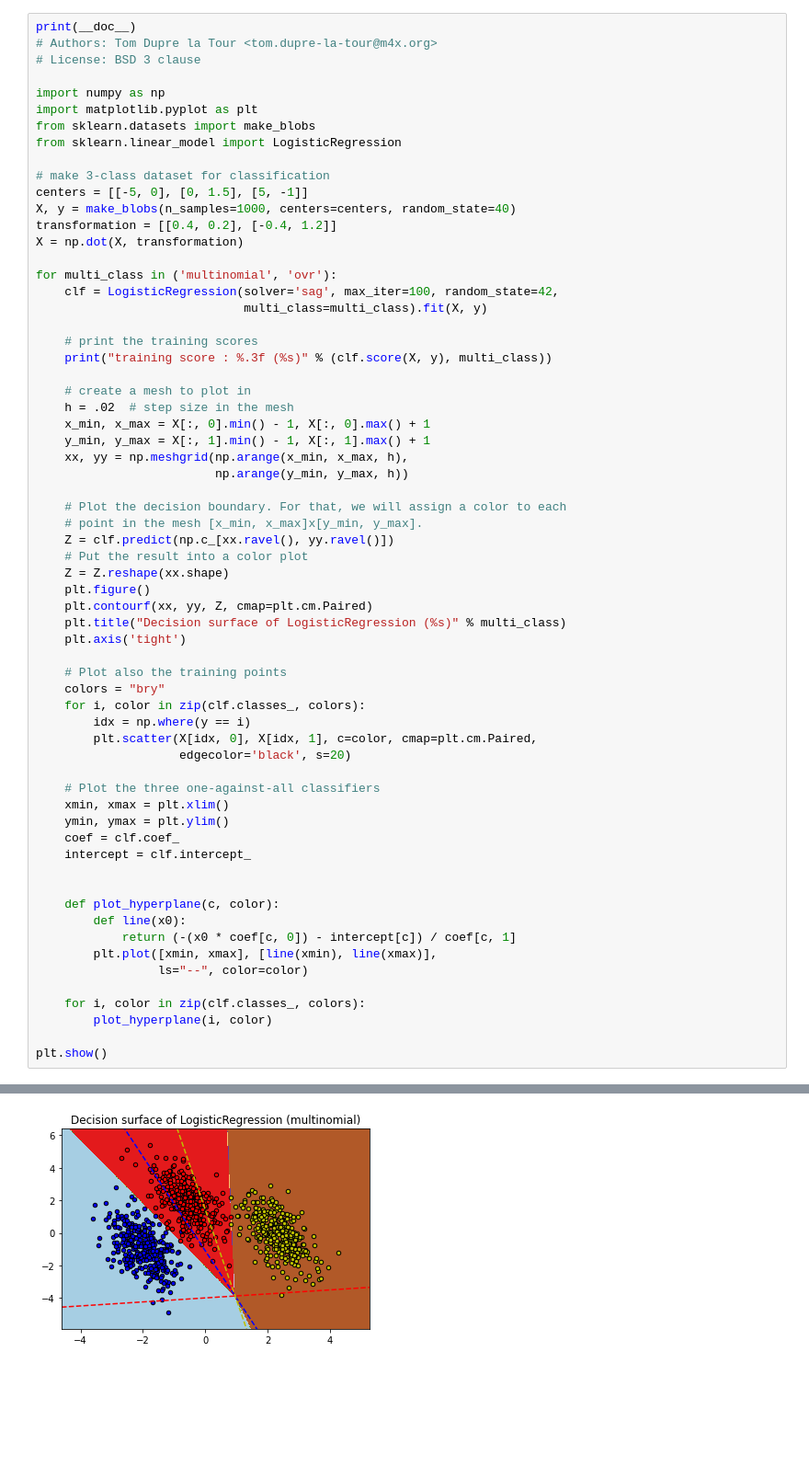
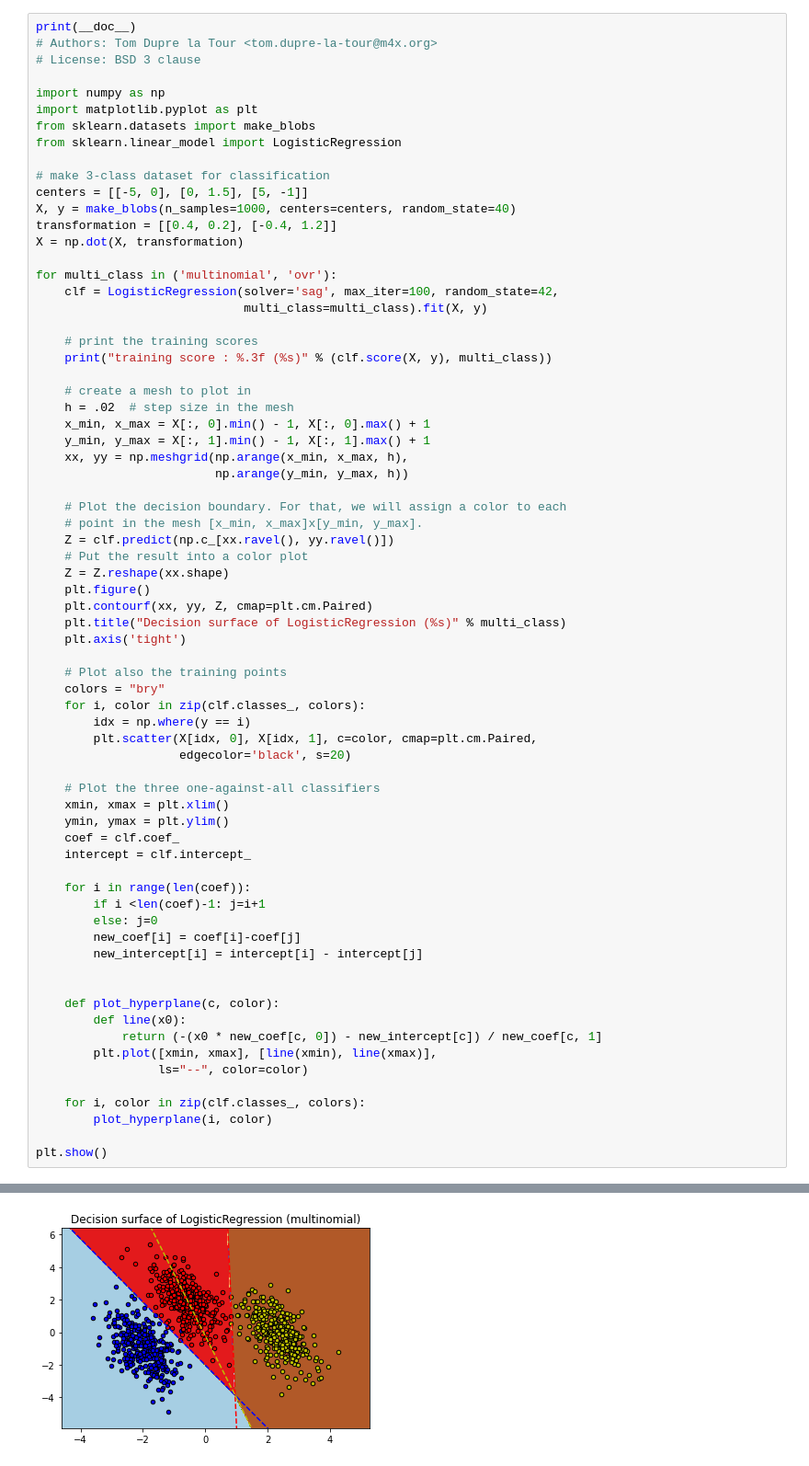
Before and after one commit to super-corini/programmers_kdt_II, a Jupyter notebook: Plot multinomial and One-vs-Rest Logistic Regression.ipynb, the cells around one changed output, grey strips where cells are left out. Shown at 92% size. Cells and saved outputs as stored; diff of their text form; blank space fills up the shorter version.

```diff
--- a/Plot multinomial and One-vs-Rest Logistic Regression.ipynb
+++ b/Plot multinomial and One-vs-Rest Logistic Regression.ipynb
@@ -38,32 +38,38 @@ for multi_class in ('multinomial', 'ovr'):
     plt.title("Decision surface of LogisticRegression (%s)" % multi_class)
     plt.axis('tight')
 
     # Plot also the training points
     colors = "bry"
     for i, color in zip(clf.classes_, colors):
         idx = np.where(y == i)
         plt.scatter(X[idx, 0], X[idx, 1], c=color, cmap=plt.cm.Paired,
                     edgecolor='black', s=20)
 
     # Plot the three one-against-all classifiers
     xmin, xmax = plt.xlim()
     ymin, ymax = plt.ylim()
     coef = clf.coef_
     intercept = clf.intercept_
 
+    for i in range(len(coef)):
+        if i <len(coef)-1: j=i+1
+        else: j=0
+        new_coef[i] = coef[i]-coef[j]
+        new_intercept[i] = intercept[i] - intercept[j]
+
 
     def plot_hyperplane(c, color):
         def line(x0):
-            return (-(x0 * coef[c, 0]) - intercept[c]) / coef[c, 1]
+            return (-(x0 * new_coef[c, 0]) - new_intercept[c]) / new_coef[c, 1]
         plt.plot([xmin, xmax], [line(xmin), line(xmax)],
                  ls="--", color=color)
 
     for i, color in zip(clf.classes_, colors):
         plot_hyperplane(i, color)
 
 plt.show()
 # %% [output]
 Automatically created module for IPython interactive environment
 training score : 0.995 (multinomial)
 training score : 0.976 (ovr)
-[figure, old version]
+[figure, new version]
```
Also changed, not shown: parts of 1 cell of this notebook.
